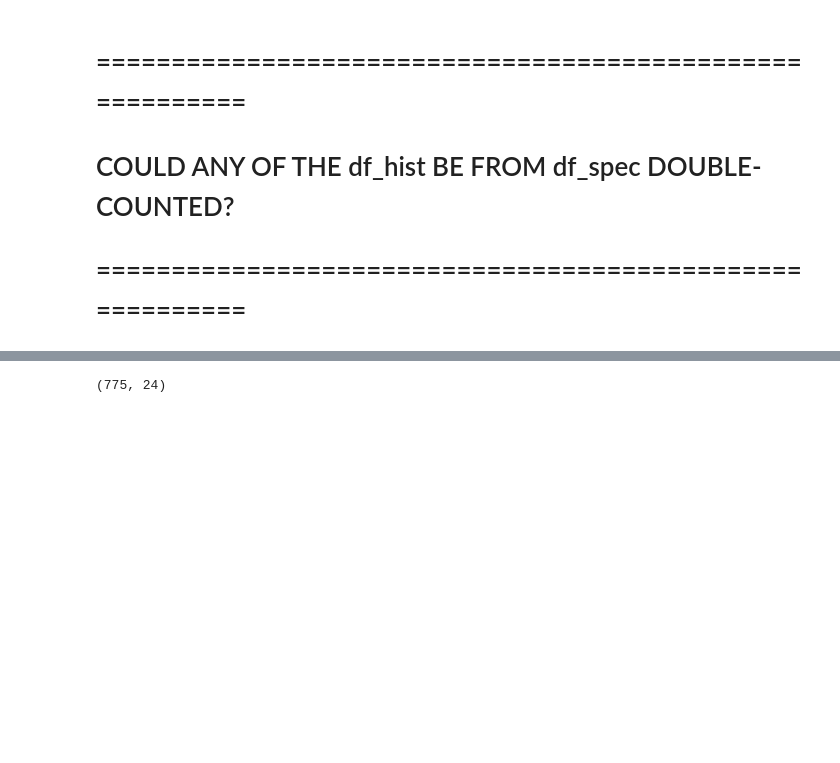
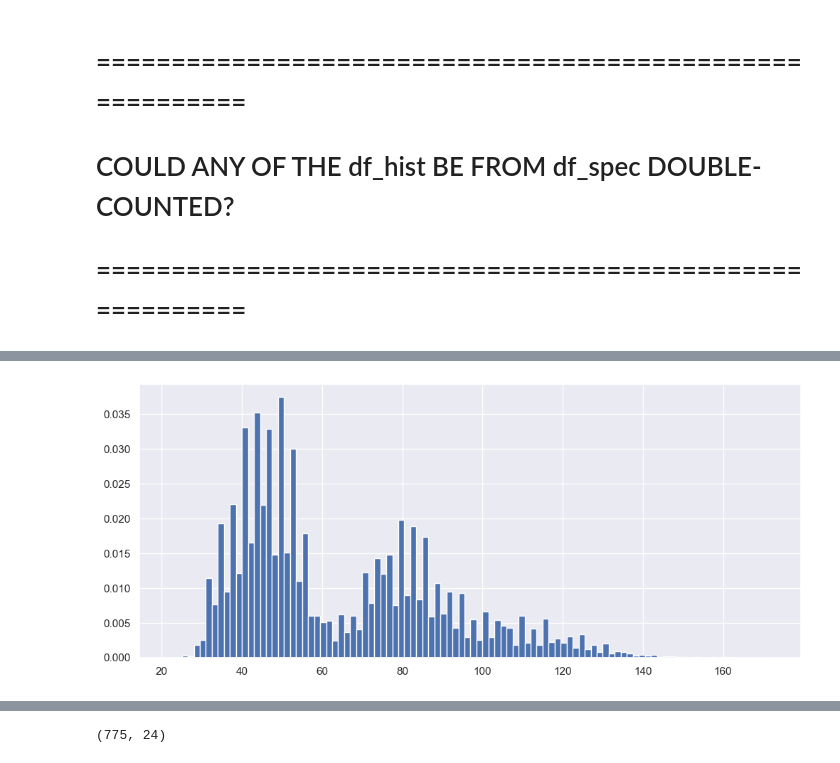
Before and after one commit to dfo-gulf-science/TrapNet-EDA, a Jupyter notebook: Trapnet Historical Data.ipynb, the cells around one changed output, grey strips where cells are left out. Saved outputs shown, nothing was run; the diff lists cells and outputs as text; code cells hidden in the pictures; blank space fills up the shorter version.

```diff
--- a/Trapnet Historical Data.ipynb
+++ b/Trapnet Historical Data.ipynb
@@ -428,0 +443,4 @@ Wall time: 6min
+# %%
+df_hist.fork_length.hist(bins=100, density=True, figsize=(12,5));
+# %% [output]
+[figure, added]
```
Also changed, not shown: parts of 41 cells of this notebook.
